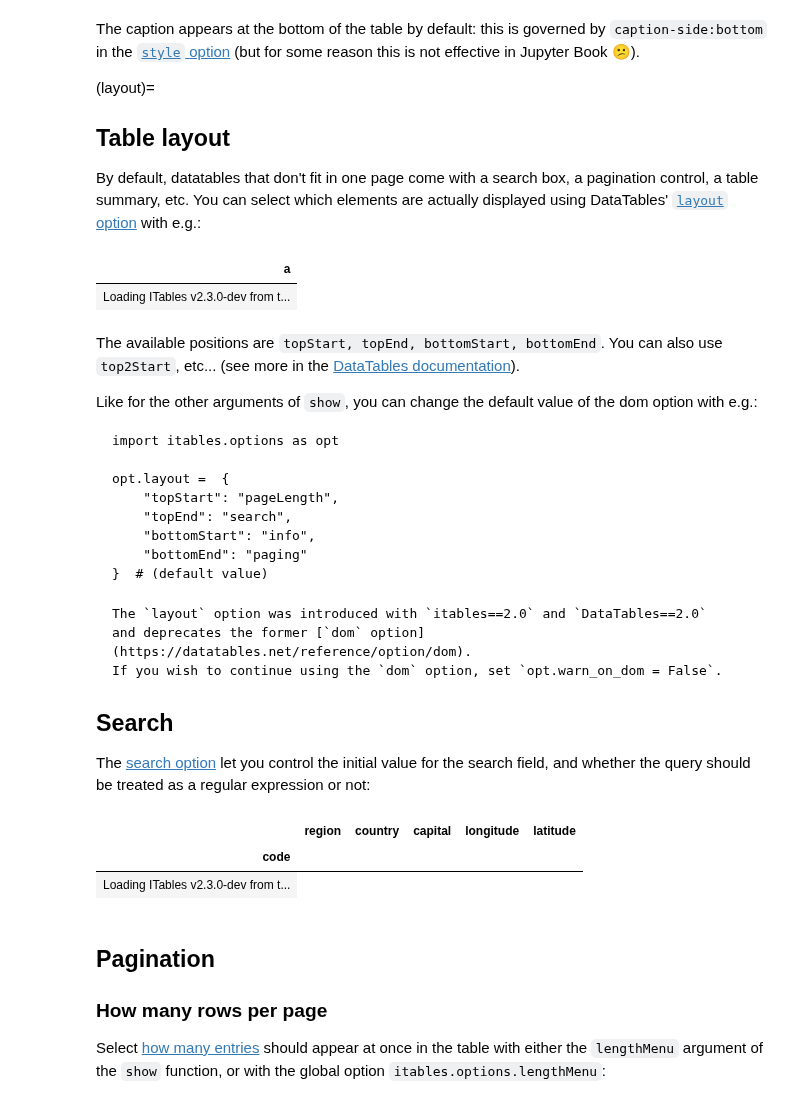
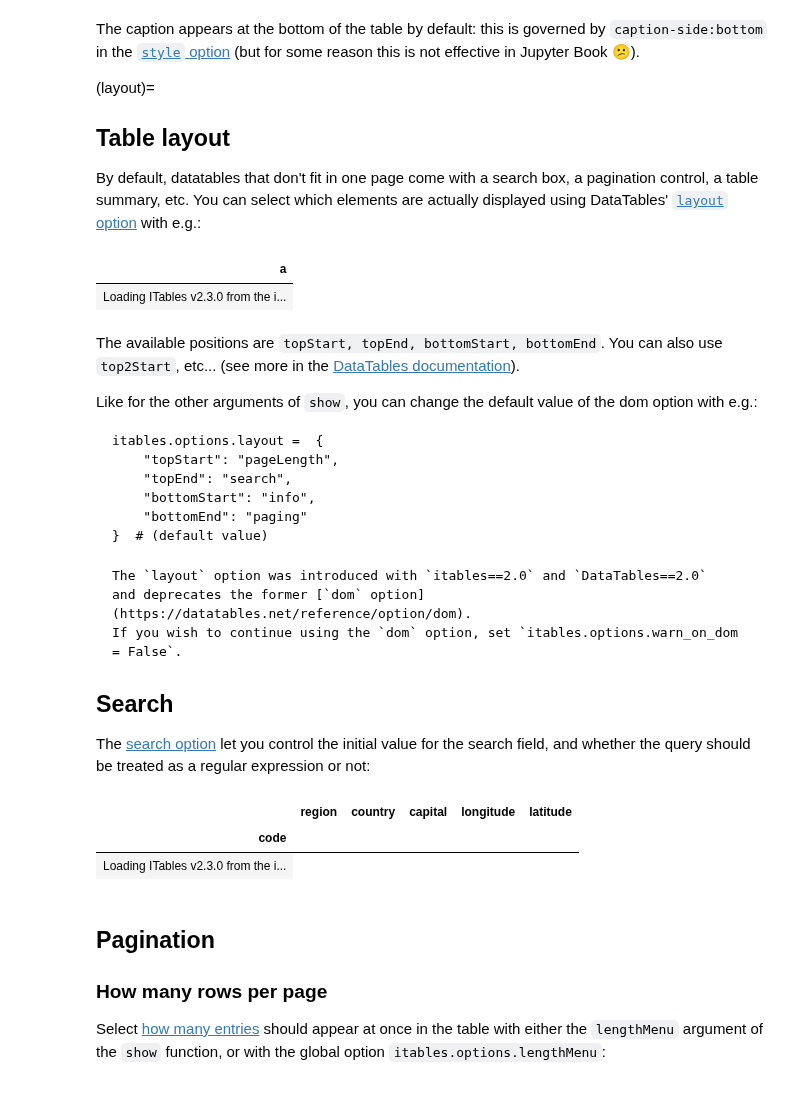
Before and after one commit to mwouts/itables, a Jupyter notebook: _sources/advanced_parameters.ipynb, the cells around one changed output. Drawn from its saved outputs; the diff is of its cells as text; code cells hidden in the pictures.

````diff
--- a/_sources/advanced_parameters.ipynb
+++ b/_sources/advanced_parameters.ipynb
@@ -24,7 +22,5 @@ df = get_countries(html=False)
 # %%
-import itables.options as opt
-
-opt.lengthMenu = [5, 10, 20, 50, 100, 200, 500]
+itables.options.lengthMenu = [5, 10, 20, 50, 100, 200, 500]
 # %% [markdown]
 ```{tip}
 The rocket icon at the top of the page will let you run this notebook in Binder!
@@ -51,10 +47,10 @@ By default, datatables that don't fit in one page come with a search box, a pagi
 You can select which elements are actually displayed using
 DataTables' [`layout` option](https://datatables.net/reference/option/layout) with e.g.:
 # %%
-show(df_small, layout={"topStart": "search", "topEnd": None})
+itables.show(df_small, layout={"topStart": "search", "topEnd": None})
 # %% [output]
 | a |
-| Loading ITables v2.3.0-dev from t... |
+| Loading ITables v2.3.0 from the i... |
 # %% [markdown]
 The available positions are `topStart, topEnd, bottomStart, bottomEnd`. You can also use `top2Start`, etc... (see more
 in the [DataTables documentation](https://datatables.net/reference/option/layout)).
@@ -62,9 +58,7 @@ in the [DataTables documentation](https://datatables.net/reference/option/layout
 Like for the other arguments of `show`, you can change the default value of the dom option with e.g.:
 
 ```
-import itables.options as opt
-
-opt.layout =  {
+itables.options.layout =  {
     "topStart": "pageLength",
     "topEnd": "search",
     "bottomStart": "info",
@@ -75,18 +69,18 @@ opt.layout =  {
 ```{tip}
 The `layout` option was introduced with `itables==2.0` and `DataTables==2.0`
 and deprecates the former [`dom` option](https://datatables.net/reference/option/dom).
-If you wish to continue using the `dom` option, set `opt.warn_on_dom = False`.
+If you wish to continue using the `dom` option, set `itables.options.warn_on_dom = False`.
 ```
 
 ## Search
 
 The [search option](https://datatables.net/reference/option/search) let you control the initial value for the search field, and whether the query should be treated as a regular expression or not:
 # %%
-show(df, search={"regex": True, "caseInsensitive": True, "search": "s.ain"})
+itables.show(df, search={"regex": True, "caseInsensitive": True, "search": "s.ain"})
 # %% [output]
 |  | region | country | capital | longitude | latitude |
 | code |  |  |  |  |  |
-| Loading ITables v2.3.0-dev from t... |
+| Loading ITables v2.3.0 from the i... |
 # %% [markdown]
 ## Pagination
 
````
Also changed, not shown: parts of 16 cells of this notebook, 58 other files.
